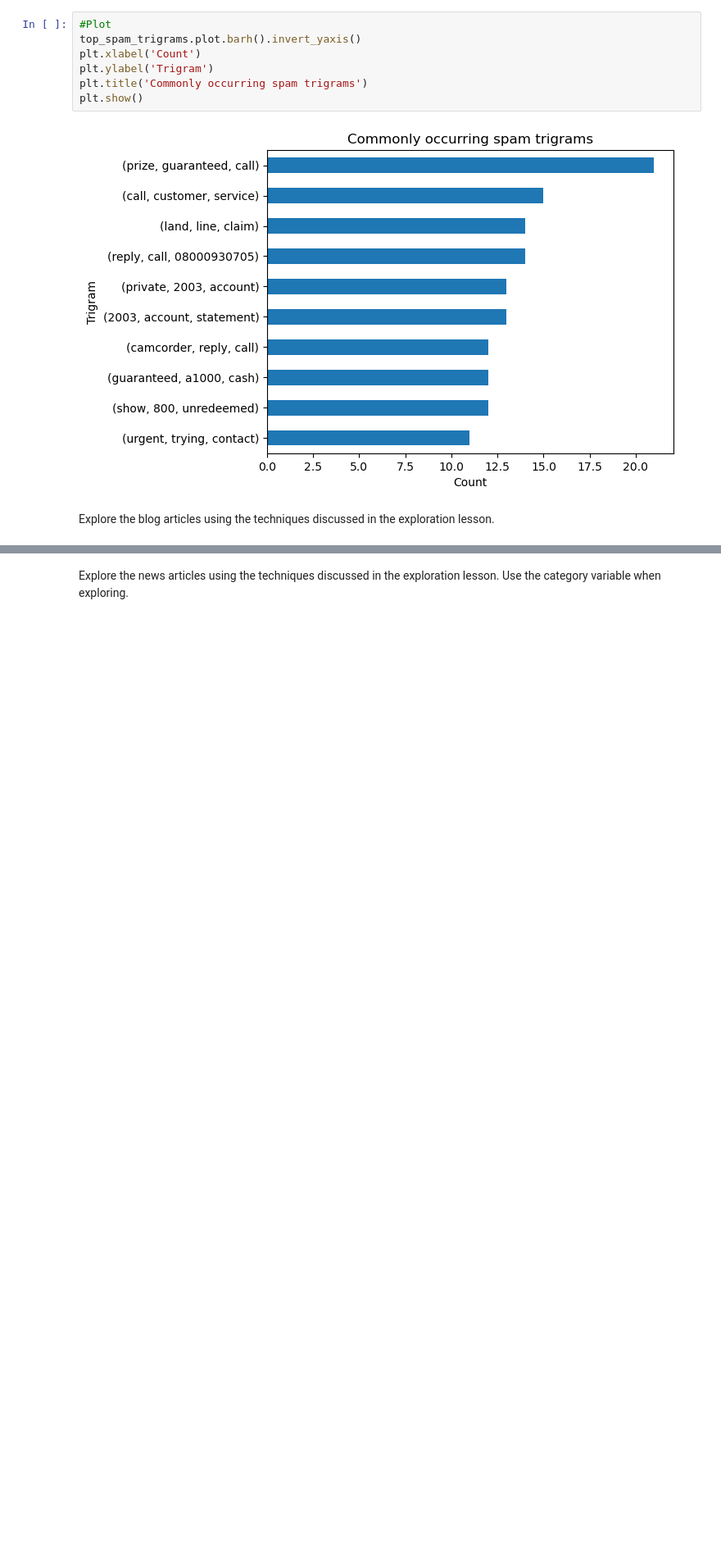
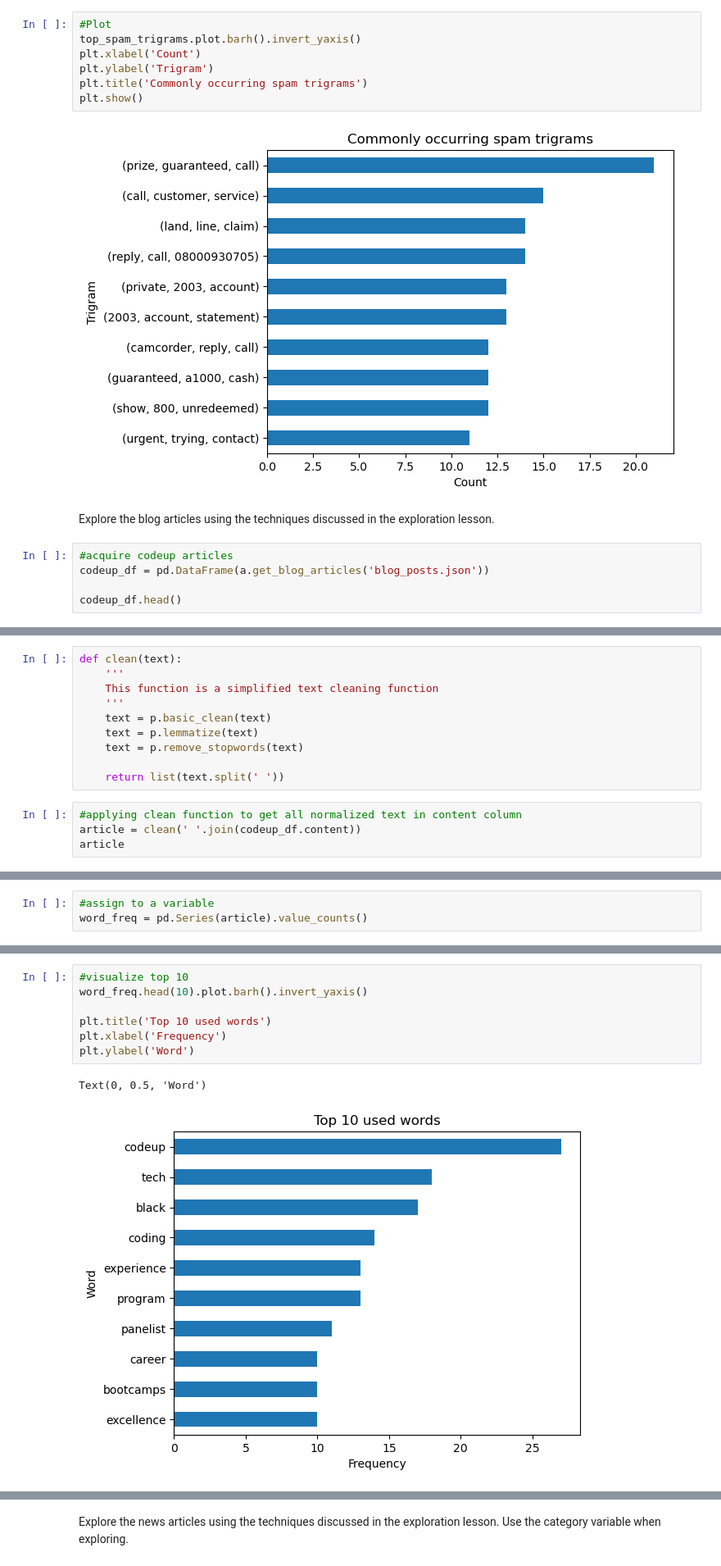
Before and after one commit to jorgellopez38/natural-language-processing-exercises, a Jupyter notebook: explore.ipynb, the cells around one changed output, grey strips where cells are left out. Shown at 82% size. Drawn from its saved outputs; the diff is of its cells as text; blank space fills up the shorter version.

```diff
--- a/explore.ipynb
+++ b/explore.ipynb
@@ -302,3 +315,8 @@ plt.show()
 [figure]
 # %% [markdown]
 Explore the blog articles using the techniques discussed in the exploration lesson.
+# %%
+#acquire codeup articles
+codeup_df = pd.DataFrame(a.get_blog_articles('blog_posts.json'))
+
+codeup_df.head()
@@ -304,0 +330,14 @@ Explore the blog articles using the techniques discussed in the exploration less
+# %%
+def clean(text):
+    '''
+    This function is a simplified text cleaning function
+    '''
+    text = p.basic_clean(text)
+    text = p.lemmatize(text)
+    text = p.remove_stopwords(text)
+
+    return list(text.split(' '))
+# %%
+#applying clean function to get all normalized text in content column
+article = clean(' '.join(codeup_df.content))
+article
@@ -304,0 +381,3 @@ Explore the blog articles using the techniques discussed in the exploration less
+# %%
+#assign to a variable
+word_freq = pd.Series(article).value_counts()
@@ -304,0 +394,10 @@ Explore the blog articles using the techniques discussed in the exploration less
+# %%
+#visualize top 10
+word_freq.head(10).plot.barh().invert_yaxis()
+
+plt.title('Top 10 used words')
+plt.xlabel('Frequency')
+plt.ylabel('Word')
+# %% [output]
+Text(0, 0.5, 'Word')
+[figure, added]
```
Also changed, not shown: parts of 18 cells of this notebook.
